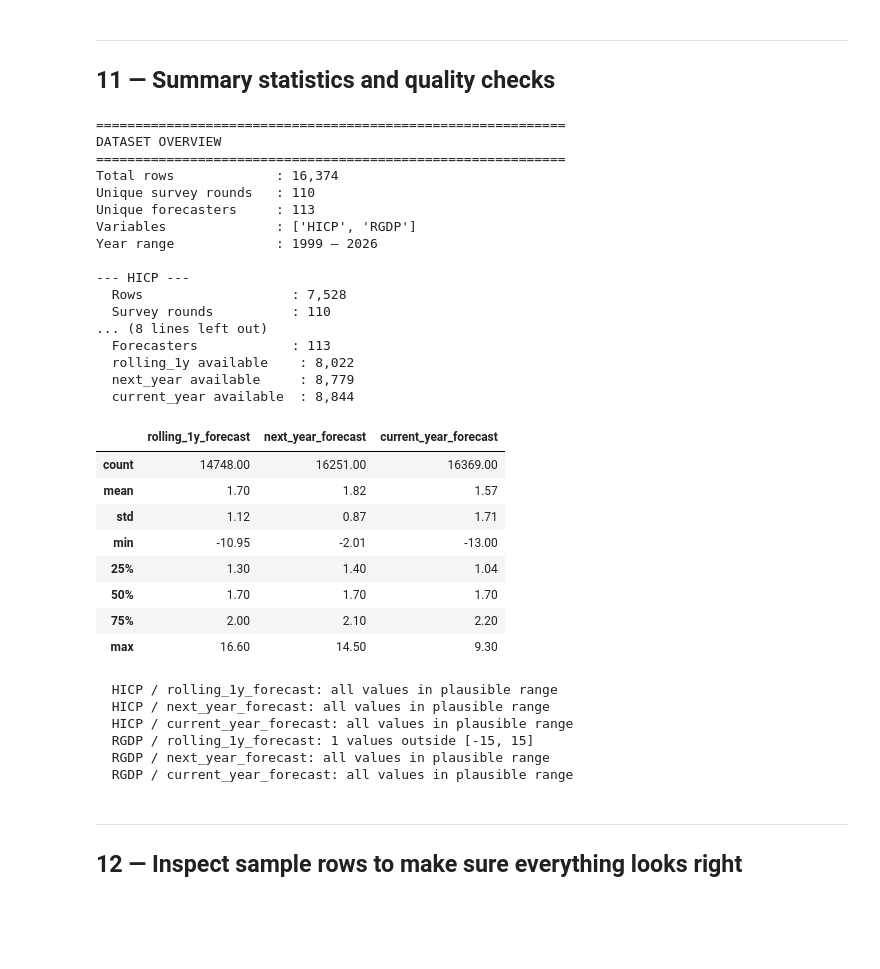
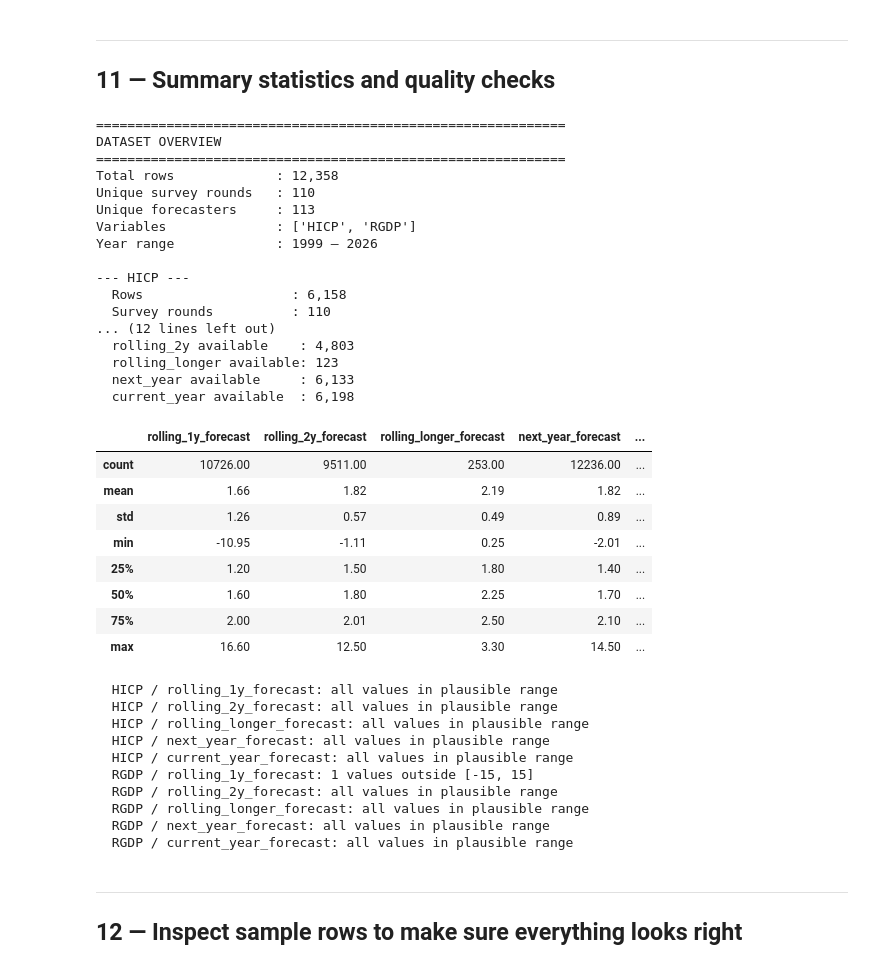
Before and after one commit to JulianReynolds/Data-Science-Assignment, a Jupyter notebook: step1_data_cleaning.ipynb, the cells around one changed output. Cells and saved outputs as stored; diff of their text form; code cells hidden in the pictures; blank space fills up the shorter version.

```diff
--- a/step1_data_cleaning.ipynb
+++ b/step1_data_cleaning.ipynb
@@ -485,16 +529,22 @@ Rolling 1y rows : 14,748
 Next year rows  : 12,236
 # %%
-# Merge the two horizon slices together
-# We use an outer merge so we keep forecasters who reported one but not the other
-merged = pd.merge(
-    rolling_1y,
-    next_year,
-    on=["survey_round", "variable", "fct_source"],
-    how="outer",
-)
+# Merge the horizon slices together.
+# We use outer merges so we keep forecasters who reported some horizons but not others.
+horizon_frames = [rolling_1y, rolling_2y, rolling_longer, next_year]
+merged = horizon_frames[0].copy()
+
+for frame in horizon_frames[1:]:
+    merged = pd.merge(
+        merged,
+        frame,
+        on=["survey_round", "variable", "fct_source"],
+        how="outer",
+    )
 
 print(f"Merged rows: {len(merged):,}")
 print(f"\nMissing rolling_1y_forecast: {merged['rolling_1y_forecast'].isna().sum():,}")
+print(f"Missing rolling_2y_forecast: {merged['rolling_2y_forecast'].isna().sum():,}")
+print(f"Missing rolling_longer_forecast: {merged['rolling_longer_forecast'].isna().sum():,}")
 print(f"Missing next_year_forecast:  {merged['next_year_forecast'].isna().sum():,}")
 merged.head(10)
 # %% [output]
@@ -594,6 +646,8 @@ for var in ["HICP", "RGDP"]:
     print(f"  Survey rounds          : {sub['survey_round'].nunique()}")
     print(f"  Forecasters            : {sub['fct_source'].nunique()}")
     print(f"  rolling_1y available    : {sub['rolling_1y_forecast'].notna().sum():,}")
+    print(f"  rolling_2y available    : {sub['rolling_2y_forecast'].notna().sum():,}")
+    print(f"  rolling_longer available: {sub['rolling_longer_forecast'].notna().sum():,}")
     print(f"  next_year available     : {sub['next_year_forecast'].notna().sum():,}")
     print(f"  current_year available  : {sub['current_year_forecast'].notna().sum():,}")
     print()
@@ -601,39 +655,47 @@ for var in ["HICP", "RGDP"]:
 ============================================================
 DATASET OVERVIEW
 ============================================================
-Total rows             : 16,374
+Total rows             : 12,358
 Unique survey rounds   : 110
 Unique forecasters     : 113
 Variables              : ['HICP', 'RGDP']
 Year range             : 1999 – 2026
 
 --- HICP ---
-  Rows                   : 7,528
+  Rows                   : 6,158
   Survey rounds          : 110
-... (8 lines left out)
-  Forecasters            : 113
-  rolling_1y available    : 8,022
-  next_year available     : 8,779
-  current_year available  : 8,844
+... (12 lines left out)
+  rolling_2y available    : 4,803
+  rolling_longer available: 123
+  next_year available     : 6,133
+  current_year available  : 6,198
 # %%
 # Descriptive statistics for the point forecasts
-merged[["rolling_1y_forecast", "next_year_forecast", "current_year_forecast"]].describe().round(2)
+forecast_cols = [
+    "rolling_1y_forecast",
+    "rolling_2y_forecast",
+    "rolling_longer_forecast",
+    "next_year_forecast",
+    "current_year_forecast",
+]
+
+merged[forecast_cols].describe().round(2)
 # %% [output]
-|  | rolling_1y_forecast | next_year_forecast | current_year_forecast |
-| count | 14748.00 | 16251.00 | 16369.00 |
-| mean | 1.70 | 1.82 | 1.57 |
-| std | 1.12 | 0.87 | 1.71 |
-| min | -10.95 | -2.01 | -13.00 |
-| 25% | 1.30 | 1.40 | 1.04 |
-| 50% | 1.70 | 1.70 | 1.70 |
-| 75% | 2.00 | 2.10 | 2.20 |
-| max | 16.60 | 14.50 | 9.30 |
+|  | rolling_1y_forecast | rolling_2y_forecast | rolling_longer_forecast | next_year_forecast | ... |
+| count | 10726.00 | 9511.00 | 253.00 | 12236.00 | ... |
+| mean | 1.66 | 1.82 | 2.19 | 1.82 | ... |
+| std | 1.26 | 0.57 | 0.49 | 0.89 | ... |
+| min | -10.95 | -1.11 | 0.25 | -2.01 | ... |
+| 25% | 1.20 | 1.50 | 1.80 | 1.40 | ... |
+| 50% | 1.60 | 1.80 | 2.25 | 1.70 | ... |
+| 75% | 2.00 | 2.01 | 2.50 | 2.10 | ... |
+| max | 16.60 | 12.50 | 3.30 | 14.50 | ... |
 # %%
 # Check for obvious outliers: point forecasts outside a plausible range
 # HICP and RGDP in the euro area have historically stayed within roughly -15% to +15%
 for var in ["HICP", "RGDP"]:
     sub = merged[merged["variable"] == var]
-    for col in ["rolling_1y_forecast", "next_year_forecast", "current_year_forecast"]:
+    for col in forecast_cols:
         vals = sub[col].dropna()
         extreme = vals[(vals < -15) | (vals > 15)]
         if len(extreme) > 0:
@@ -642,9 +704,13 @@ for var in ["HICP", "RGDP"]:
             print(f"  {var} / {col}: all values in plausible range")
 # %% [output]
   HICP / rolling_1y_forecast: all values in plausible range
+  HICP / rolling_2y_forecast: all values in plausible range
+  HICP / rolling_longer_forecast: all values in plausible range
   HICP / next_year_forecast: all values in plausible range
   HICP / current_year_forecast: all values in plausible range
   RGDP / rolling_1y_forecast: 1 values outside [-15, 15]
+  RGDP / rolling_2y_forecast: all values in plausible range
+  RGDP / rolling_longer_forecast: all values in plausible range
   RGDP / next_year_forecast: all values in plausible range
   RGDP / current_year_forecast: all values in plausible range
 # %% [markdown]
```
Also changed, not shown: parts of 15 cells of this notebook, 4 other files.
